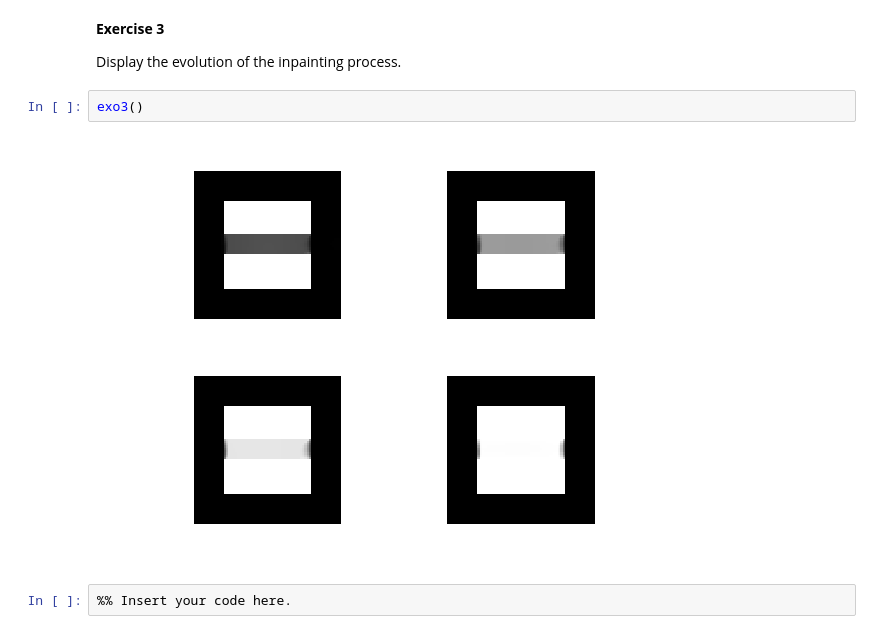
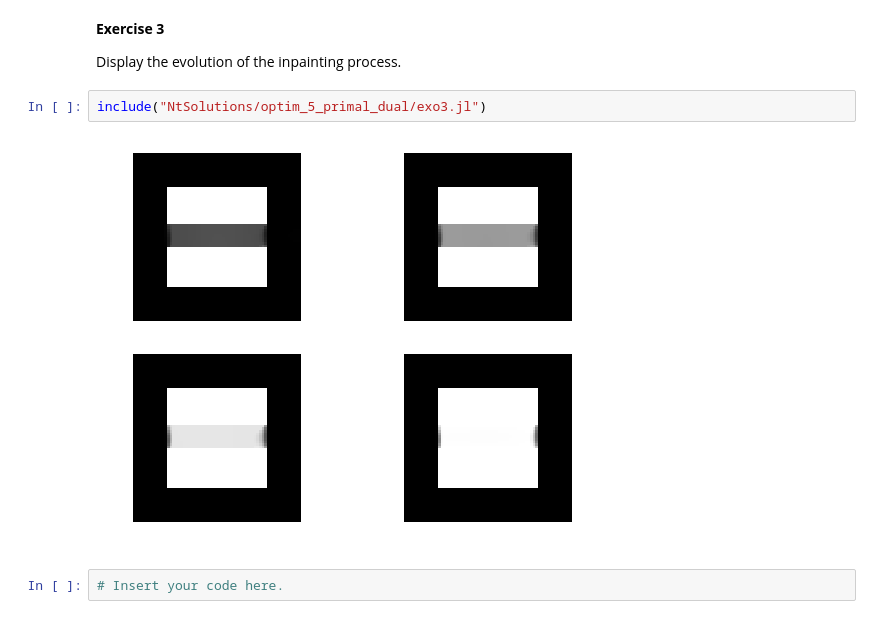
Before and after one commit to gpeyre/numerical-tours, a Jupyter notebook: julia/optim_5_primal_dual.ipynb, the cells around one changed output. Cells and saved outputs as stored; diff of their text form.

```diff
--- a/julia/optim_5_primal_dual.ipynb
+++ b/julia/optim_5_primal_dual.ipynb
@@ -367,9 +339,9 @@ imageplot(Phi(f0), 'Damaged', 1,2,2);
 __Exercise 3__
 
 Display the evolution of the inpainting process.
-# %%
-exo3()
-# %% [output]
-[figure, removed]
+# %%
+include("NtSolutions/optim_5_primal_dual/exo3.jl")
+# %% [output]
+[figure, added]
 # %%
-%% Insert your code here.
+# Insert your code here.
```
Also changed, not shown: parts of 20 cells of this notebook, 7 other files.
